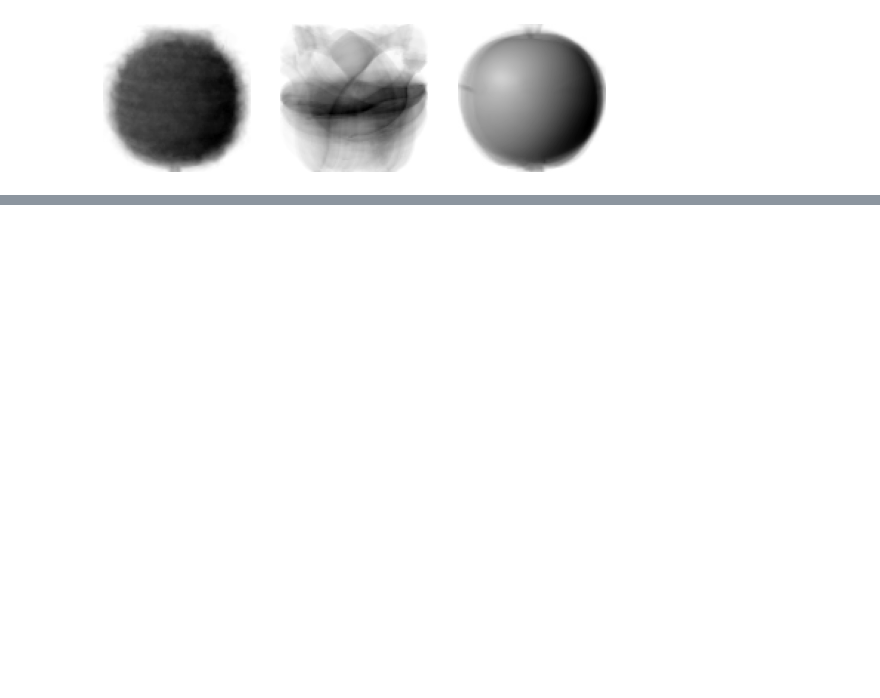
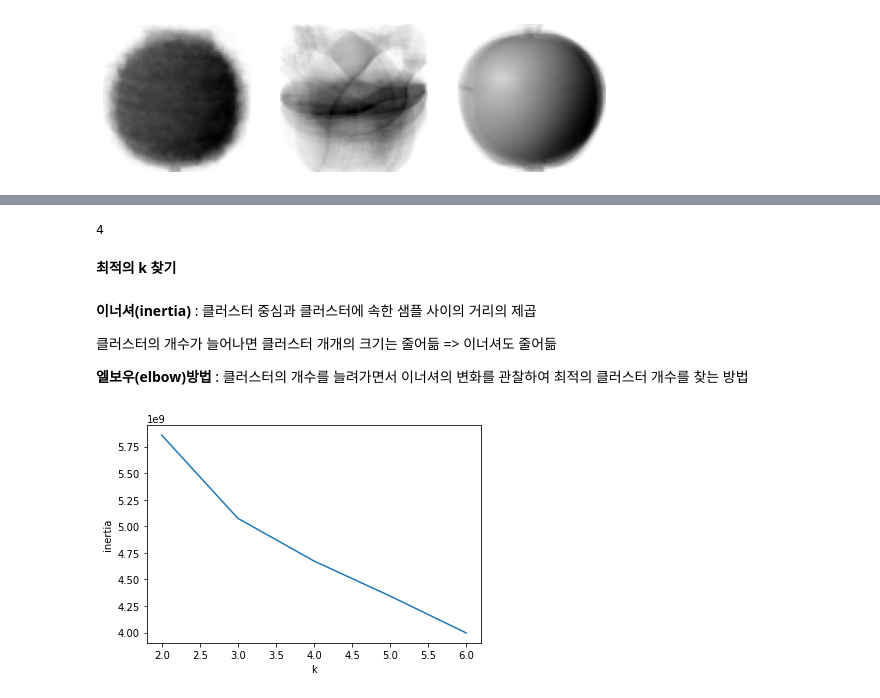
Before and after one commit to WooHyuck-Jeong/practice_ML, a Jupyter notebook: Ch6-2.ipynb, the cells around one changed output, grey strips where cells are left out. Saved outputs shown, nothing was run; the diff lists cells and outputs as text; code cells hidden in the pictures; blank space fills up the shorter version.

```diff
--- a/Ch6-2.ipynb
+++ b/Ch6-2.ipynb
@@ -98,0 +124,34 @@ draw_fruits(km.cluster_centers_.reshape(-1, 100, 100), ratio= 3)
+# %%
+# k-평균 알고리즘은 앞에서 설명했듯이 반복적으로 클러스터 중심을 옮기면서 최적의 클러스터를 찾음
+# 알고리즘이 반복한 횟수는 KMeans 클래스의 n_iter_ 속성에 저장됨
+
+print(km.n_iter_)
+# %% [output]
+4
+# %% [markdown]
+**최적의 k 찾기**
+# %% [markdown]
+**이너셔(inertia)** : 클러스터 중심과 클러스터에 속한 샘플 사이의 거리의 제곱
+
+클러스터의 개수가 늘어나면 클러스터 개개의 크기는 줄어듦 => 이너셔도 줄어듦
+
+**엘보우(elbow)방법** : 클러스터의 개수를 늘려가면서 이너셔의 변화를 관찰하여 최적의 클러스터 개수를 찾는 방법
+# %%
+# KMeans 클래스에서 자동으로 inertia를 계산하여 inertia_ 속성으로 제공
+# 클러스터 개수 k를 2~6까지 바꿔가며 KMeans 클래스를 5번 훈련
+# fit() 메서드로 훈련한 후 inertia_ 속성에 저장된 inertia 값을 리스트에 추가
+# 리스트에 저장된 값을 그래프로 출력
+
+inertia= []
+
+for k in range(2, 7):
+    km = KMeans(n_clusters= k, random_state= 42)
+    km.fit(fruts_2d)
+    inertia.append(km.inertia_)
+
+plt.plot(range(2,7), inertia)
+plt.xlabel('k')
+plt.ylabel('inertia')
+plt.show()
+# %% [output]
+[figure, added]
```
Also changed, not shown: parts of 5 cells of this notebook, 1 other file.
